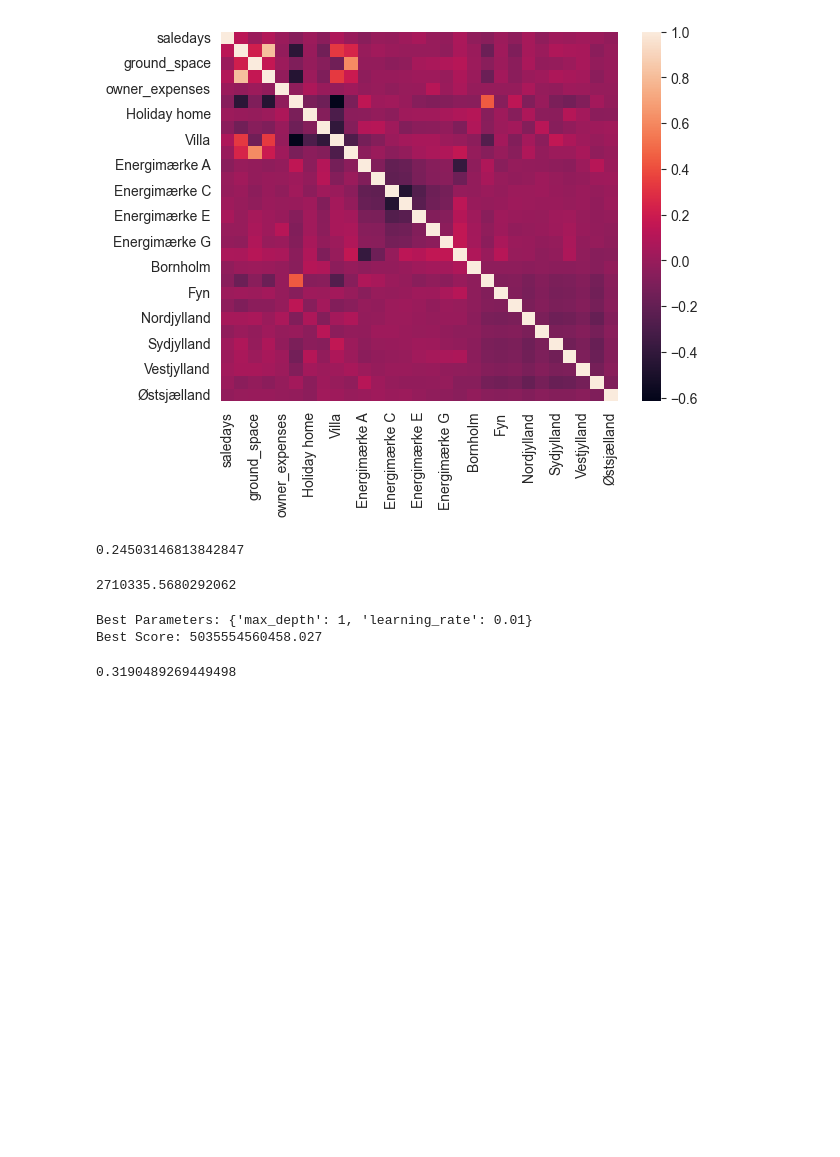
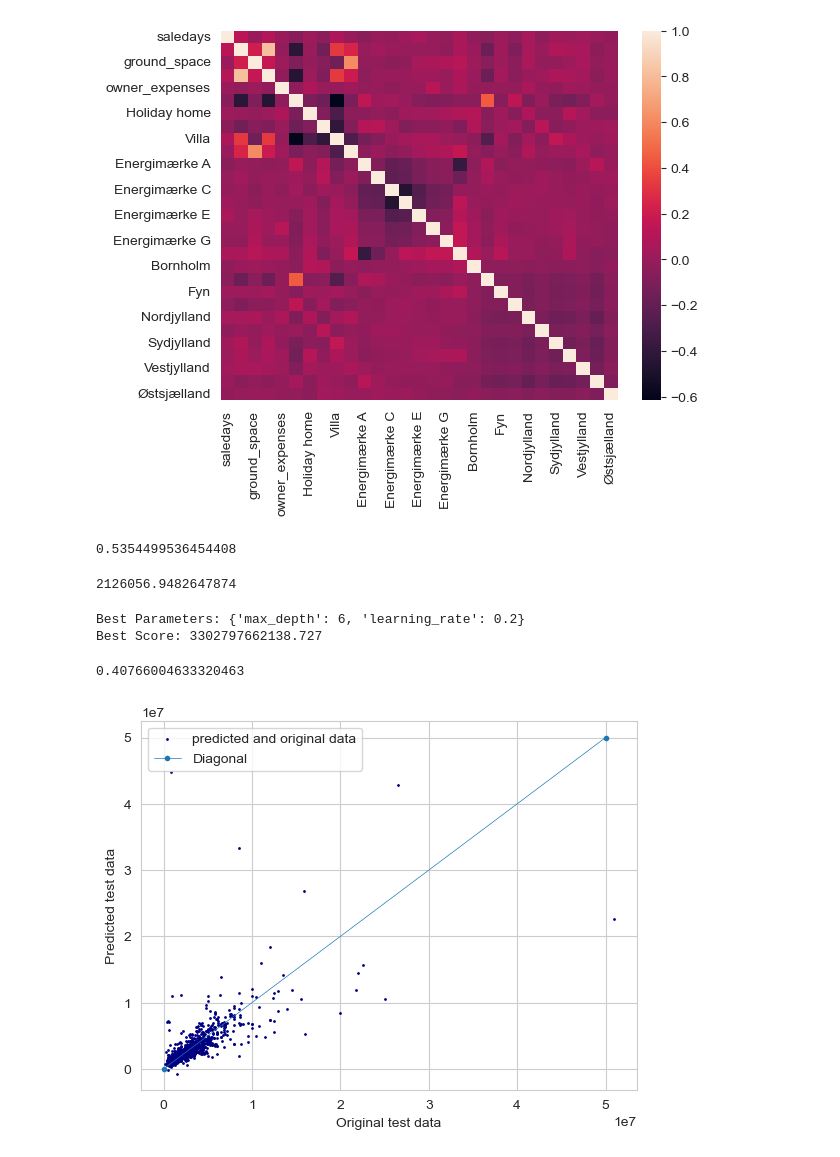
Before and after one commit to QiZhang777777/SODAS2023, a Jupyter notebook: EXAM/model_GBM.ipynb, the cells around one changed output. Drawn from its saved outputs; the diff is of its cells as text; code cells hidden in the pictures; blank space fills up the shorter version.

```diff
--- a/EXAM/model_GBM.ipynb
+++ b/EXAM/model_GBM.ipynb
@@ -45,7 +42,7 @@ plt.savefig('Xvar_corr_heat_map.png', bbox_inches='tight')
 # %%
 ## Main model
 eta = 0.01
-gradient_booster = HistGradientBoostingClassifier(learning_rate=eta)
+gradient_booster = HistGradientBoostingRegressor(learning_rate=eta)
 # Gradient boosting classifiers are required to implement gradient boosting.
 gradient_booster.fit(X_train,y_train)
 y_test_predict_0de = gradient_booster.predict(X_test)
@@ -54,12 +51,12 @@ y_test_predict_0de = gradient_booster.predict(X_test)
 r2_GBM = r2_score(y_test,y_test_predict_0de)
 r2_GBM
 # %% [output]
-0.24503146813842847
+0.5354499536454408
 # %%
 RMSE_GBM = mse(y_test,y_test_predict_0de,squared=False)
 RMSE_GBM
 # %% [output]
-2710335.5680292062
+2126056.9482647874
 # %%
 ## Define hyperpara
 param_grid = {
@@ -81,7 +78,7 @@ for max_depth in param_grid['max_depth']:
             'learning_rate': learning_rate
         }
 
-        model = HistGradientBoostingClassifier(**params)
+        model = HistGradientBoostingRegressor(**params)
         scores = cross_val_score(model, X_train, y_train, cv=kfolds, scoring='neg_mean_squared_error')
         avg_score = np.mean(scores)
 
@@ -90,19 +87,31 @@ for max_depth in param_grid['max_depth']:
             best_params = params
 
 print('Best Parameters:', best_params)
-print('Best Score:', -best_score)  # Convert back to positive mean squared error
+print('Best Score:', np.sqrt(best_score))  # Convert back to positive mean squared error
 
 # Fitting the model with best para
-final_model = HistGradientBoostingClassifier(**best_params)
+final_model = HistGradientBoostingRegressor(**best_params)
 final_model.fit(X_train, y_train)
 
 y_test_predict = final_model.predict(X_test)
 # %% [output]
-Best Parameters: {'max_depth': 1, 'learning_rate': 0.01}
-Best Score: 5035554560458.027
+Best Parameters: {'max_depth': 6, 'learning_rate': 0.2}
+Best Score: 3302797662138.727
 # %%
 ## R-squared
 r2_GBM = r2_score(y_test,y_test_predict)
 r2_GBM
 # %% [output]
-0.3190489269449498
+0.40766004633320463
+# %%
+## plotting predicted data against real data
+
+plt.scatter(y_test,y_test_predict, s= 1,c='navy',label='predicted and original data')
+plt.plot([0,50000000],[0,50000000], linewidth=0.5,marker='.',label='Diagonal')
+plt.xlabel('Original test data')
+plt.ylabel('Predicted test data')
+plt.legend()
+plt.savefig('HGBM_ori_vs_pred',bbox_inches='tight')
+plt.show()
+# %% [output]
+[figure, added]
```
Also changed, not shown: parts of 1 cell of this notebook, 10 other files.
